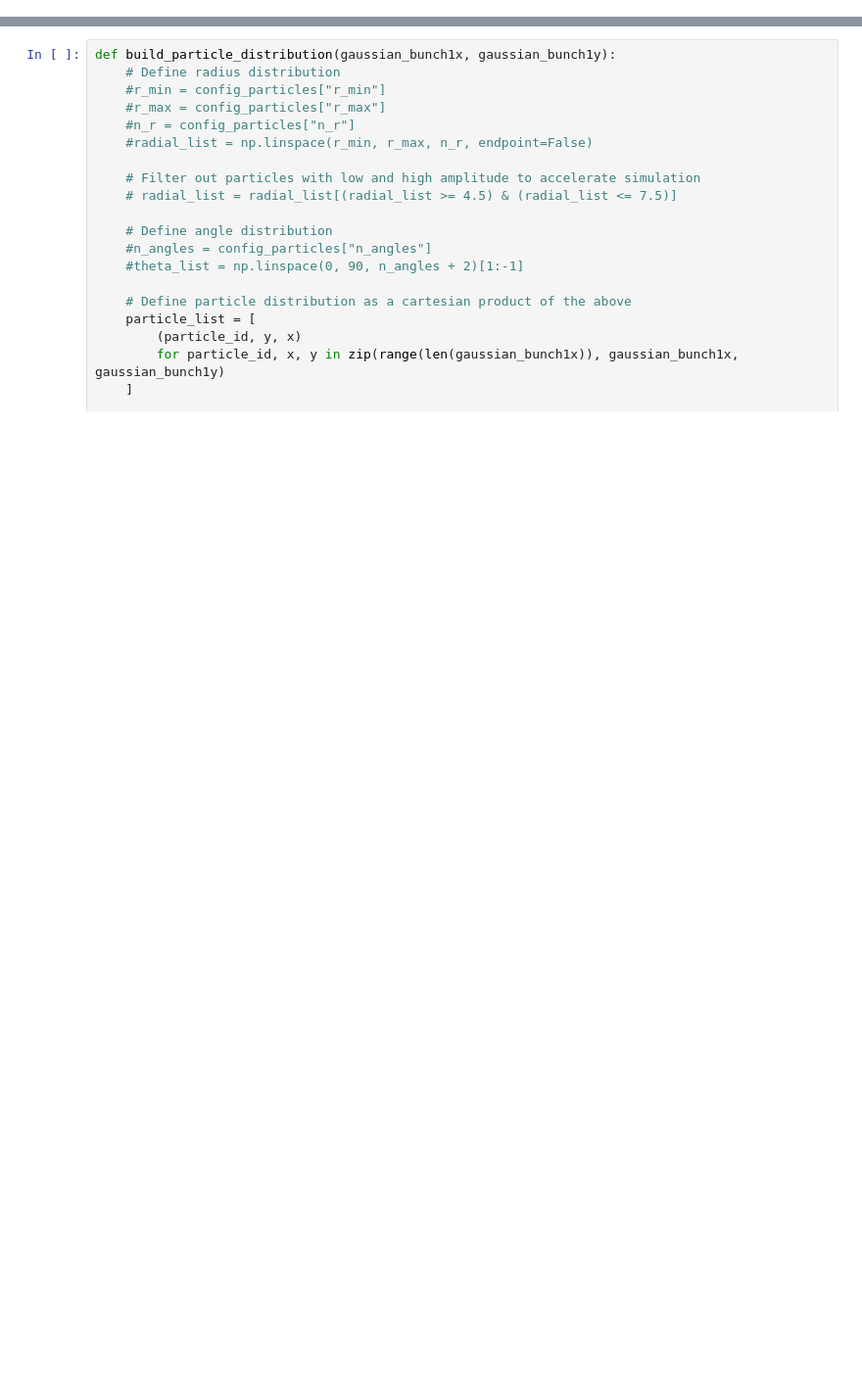
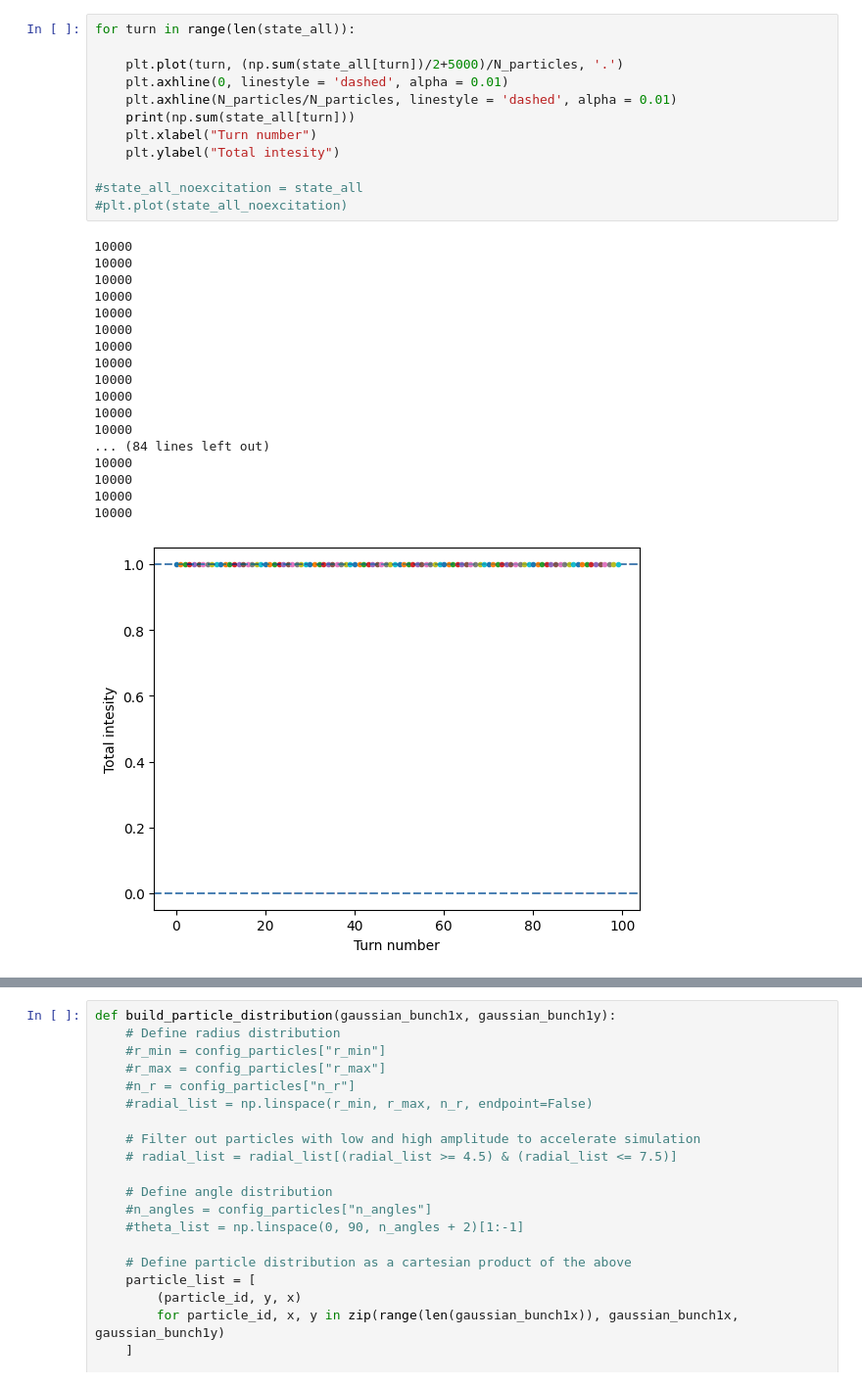
Before and after one commit to aradosla/Distribution_study, a Jupyter notebook: master_study/master_jobs/1_build_distr_and_collider/Read_collider_distribution.ipynb, the cells around one changed output, grey strips where cells are left out. Shown at 98% size. Cells and saved outputs as stored; diff of their text form; blank space fills up the shorter version.

```diff
--- a/master_study/master_jobs/1_build_distr_and_collider/Read_collider_distribution.ipynb
+++ b/master_study/master_jobs/1_build_distr_and_collider/Read_collider_distribution.ipynb
@@ -83,0 +577,31 @@ Done compiling ContextCpu kernels.
+# %%
+for turn in range(len(state_all)):
+
+    plt.plot(turn, (np.sum(state_all[turn])/2+5000)/N_particles, '.')
+    plt.axhline(0, linestyle = 'dashed', alpha = 0.01)
+    plt.axhline(N_particles/N_particles, linestyle = 'dashed', alpha = 0.01)
+    print(np.sum(state_all[turn]))
+    plt.xlabel("Turn number")
+    plt.ylabel("Total intesity")
+
+#state_all_noexcitation = state_all
+#plt.plot(state_all_noexcitation)
+# %% [output]
+10000
+10000
+10000
+10000
+10000
+10000
+10000
+10000
+10000
+10000
+10000
+10000
+... (84 lines left out)
+10000
+10000
+10000
+10000
+[figure, added]
```
Also changed, not shown: parts of 63 cells of this notebook, 19 other files.
